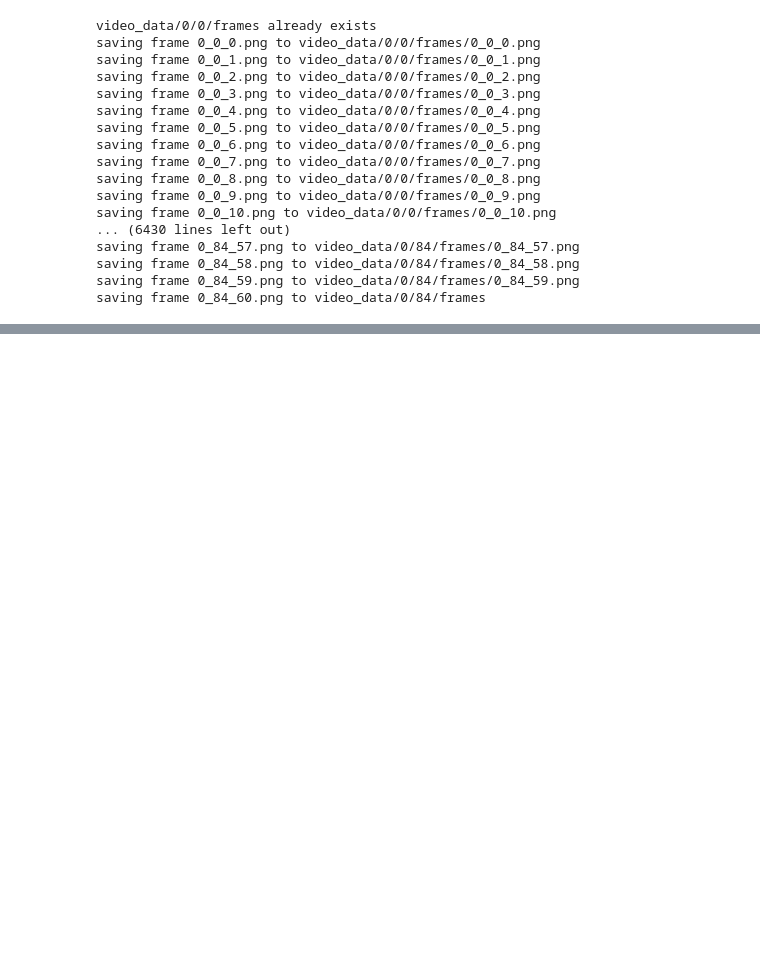
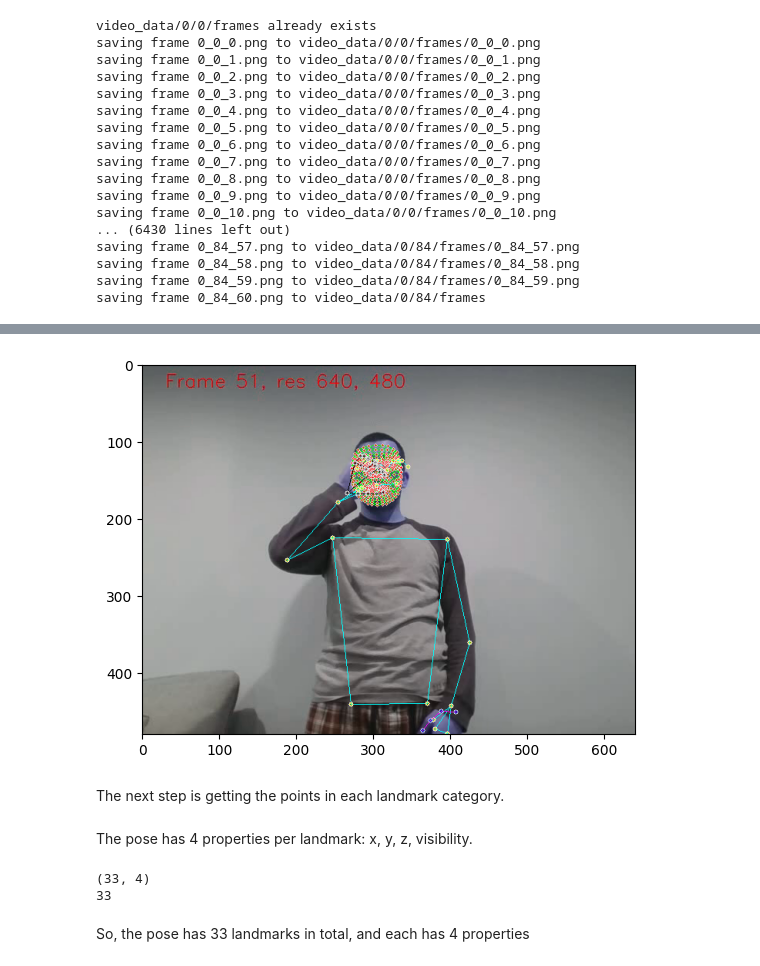
Before and after one commit to hosman-1/ece5831-2024-final-project, a Jupyter notebook: Pre_Processing_Data.ipynb, the cells around one changed output, grey strips where cells are left out. Drawn from its saved outputs; the diff is of its cells as text; code cells hidden in the pictures; blank space fills up the shorter version.

```diff
--- a/Pre_Processing_Data.ipynb
+++ b/Pre_Processing_Data.ipynb
@@ -123,0 +219,34 @@ saving frame 0_84_60.png to video_data/0/84/frames
+# %%
+def open_image_detect_holistic(image_path):
+    img = cv2.imread(image_path, cv2.IMREAD_UNCHANGED)
+    img_rgb = cv2.cvtColor(img, cv2.COLOR_BGR2RGB)
+    img_rgb.flags.writeable = False
+    landmarks = holistic_model.process(img_rgb)
+    img_rgb.flags.writeable = True
+    return img, landmarks
+# %%
+def draw_over_image(image, landmarks):
+    mp_holistic = mp.solutions.holistic #Used to get the Holistic class inside
+    mp_draw = mp.solutions.drawing_utils #For drawing the results to verify the model is working
+    #Draw Face
+    mp_draw.draw_landmarks(image, landmarks.face_landmarks, mp_holistic.FACEMESH_TESSELATION,
+                           mp_draw.DrawingSpec(color=(255,0,0), thickness=1, circle_radius=1),
+                           mp_draw.DrawingSpec(color=(0,255,0), thickness=1, circle_radius=1))
+
+    #Draw pose
+    mp_draw.draw_landmarks(image, landmarks.pose_landmarks, mp_holistic.POSE_CONNECTIONS,
+                           mp_draw.DrawingSpec(color=(255,255,0), thickness=1, circle_radius=2),
+                           mp_draw.DrawingSpec(color=(0,255,255), thickness=1, circle_radius=2))
+
+    #Draw left hand
+    mp_draw.draw_landmarks(image, landmarks.left_hand_landmarks, mp_holistic.HAND_CONNECTIONS,
+                           mp_draw.DrawingSpec(color=(0,0,255), thickness=1, circle_radius=2),
+                           mp_draw.DrawingSpec(color=(255,0,255), thickness=1, circle_radius=2))
+
+    #Draw right hand
+    mp_draw.draw_landmarks(image, landmarks.right_hand_landmarks, mp_holistic.HAND_CONNECTIONS,
+                           mp_draw.DrawingSpec(color=(127,127,127), thickness=1, circle_radius=2),
+                           mp_draw.DrawingSpec(color=(0,0,0), thickness=1, circle_radius=2))
+
+    plt.imshow(image)
+    plt.show()
@@ -123,0 +255,10 @@ saving frame 0_84_60.png to video_data/0/84/frames
+# %%
+img, landmark_res = open_image_detect_holistic(image_path='video_data/1/0/frames/1_0_50.png')
+# %%
+draw_over_image(img, landmarks=landmark_res)
+# %% [output]
+[figure, added]
+# %% [markdown]
+The next step is getting the points in each landmark category.
+# %% [markdown]
+The pose has 4 properties per landmark: x, y, z, visibility.
@@ -123,0 +267,14 @@ saving frame 0_84_60.png to video_data/0/84/frames
+# %%
+frame_pose_landmarks = []
+for lm in landmarks.pose_landmarks.landmark:
+    current_pose_landmark = np.array([lm.x, lm.y, lm.z, lm.visibility])
+    frame_pose_landmarks.append(current_pose_landmark)
+
+frame_pose_landmarks_np = np.array(frame_pose_landmarks)
+print(frame_pose_landmarks_np.shape)
+print(len(frame_pose_landmarks_np))
+# %% [output]
+(33, 4)
+33
+# %% [markdown]
+So, the pose has 33 landmarks in total, and each has 4 properties
```
Also changed, not shown: parts of 53 cells of this notebook.
